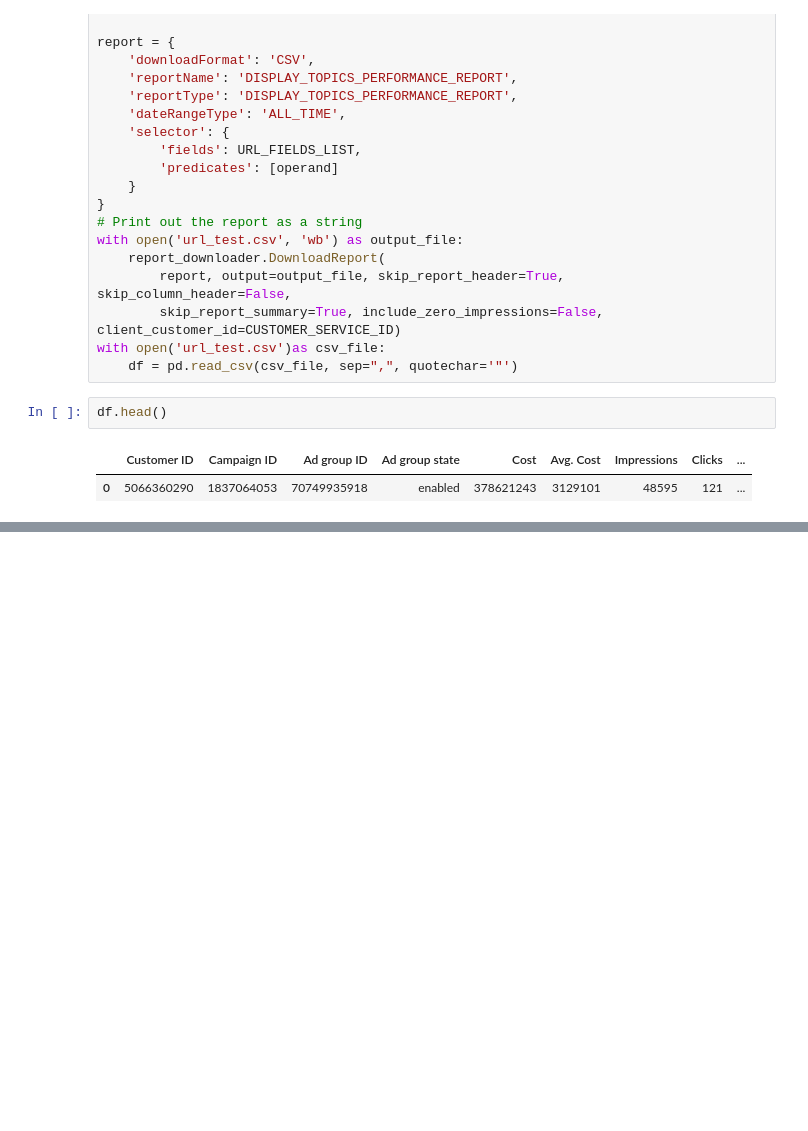
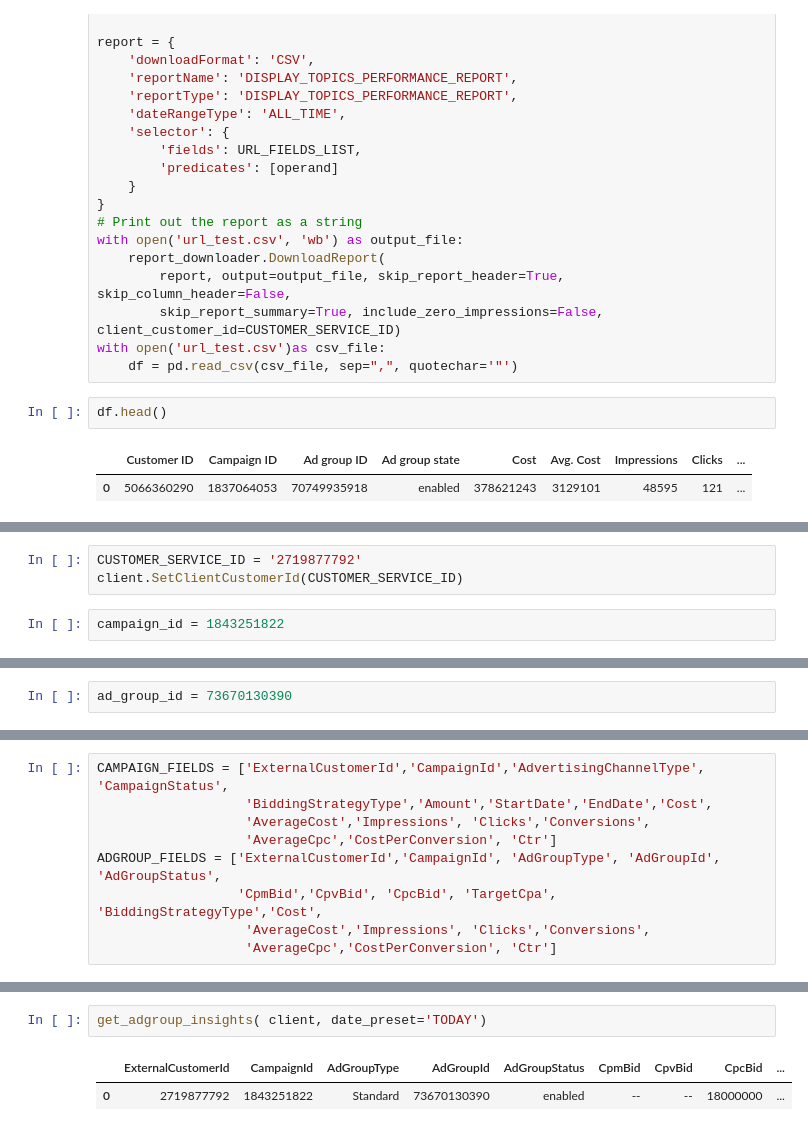
Before and after one commit to TimJLS/adset_interest_parse, a Jupyter notebook: ai_optimizer/GDN.ipynb, the cells around one changed output, grey strips where cells are left out. Saved outputs shown, nothing was run; the diff lists cells and outputs as text; blank space fills up the shorter version.

```diff
--- a/ai_optimizer/GDN.ipynb
+++ b/ai_optimizer/GDN.ipynb
@@ -781,0 +784,5 @@ df.head()
+# %%
+CUSTOMER_SERVICE_ID = '2719877792'
+client.SetClientCustomerId(CUSTOMER_SERVICE_ID)
+# %%
+campaign_id = 1843251822
@@ -781,0 +845,2 @@ df.head()
+# %%
+ad_group_id = 73670130390
@@ -781,0 +867,9 @@ df.head()
+# %%
+CAMPAIGN_FIELDS = ['ExternalCustomerId','CampaignId','AdvertisingChannelType', 'CampaignStatus',
+                   'BiddingStrategyType','Amount','StartDate','EndDate','Cost',
+                   'AverageCost','Impressions', 'Clicks','Conversions',
+                   'AverageCpc','CostPerConversion', 'Ctr']
+ADGROUP_FIELDS = ['ExternalCustomerId','CampaignId', 'AdGroupType', 'AdGroupId', 'AdGroupStatus',
+                  'CpmBid','CpvBid', 'CpcBid', 'TargetCpa', 'BiddingStrategyType','Cost',
+                   'AverageCost','Impressions', 'Clicks','Conversions',
+                   'AverageCpc','CostPerConversion', 'Ctr']
@@ -781,0 +962,5 @@ df.head()
+# %%
+get_adgroup_insights( client, date_preset='TODAY')
+# %% [output]
+|  | ExternalCustomerId | CampaignId | AdGroupType | AdGroupId | AdGroupStatus | CpmBid | CpvBid | CpcBid | ... |
+| 0 | 2719877792 | 1843251822 | Standard | 73670130390 | enabled | -- | -- | 18000000 | ... |
```
Also changed, not shown: parts of 8 cells of this notebook, 12 other files.
